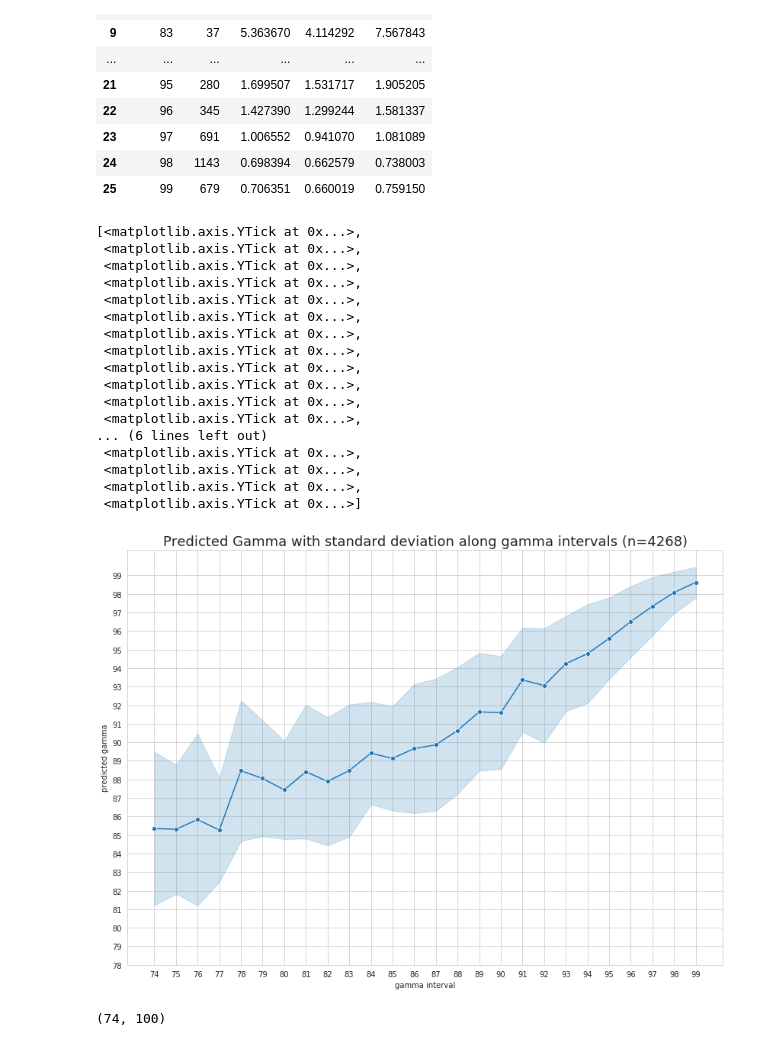
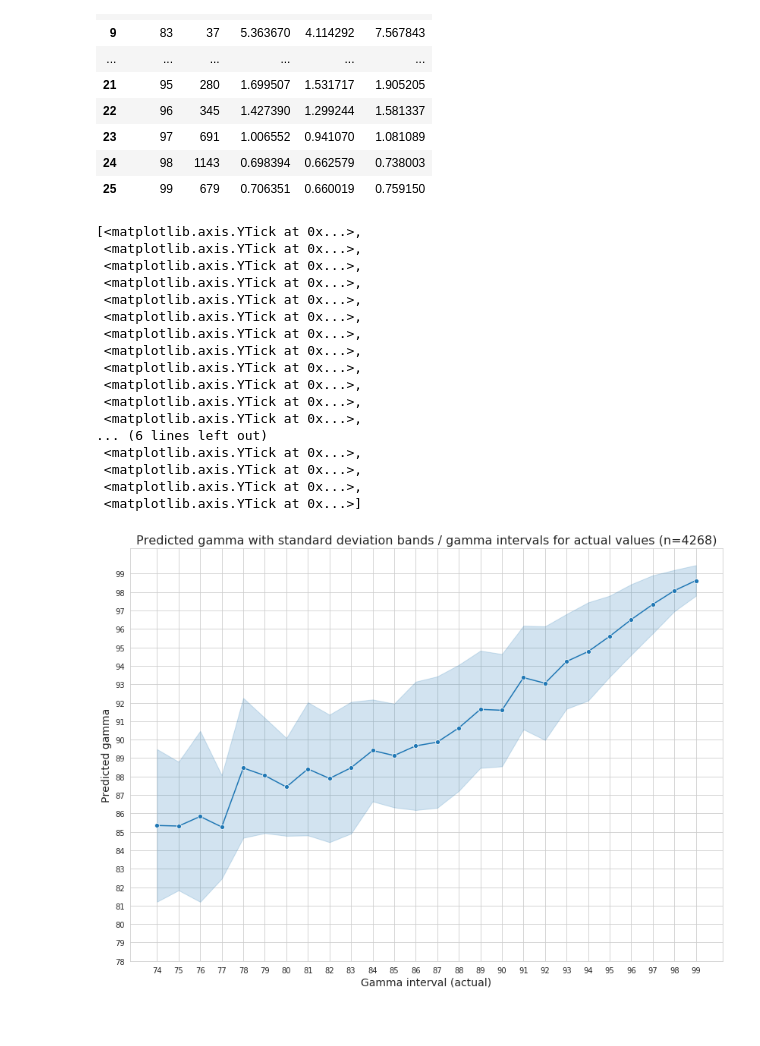
Before and after one commit to pablojrios/fluence_maps, a Jupyter notebook: compute_crossval_metrics.ipynb, the cells around one changed output. Drawn from its saved outputs; the diff is of its cells as text; code cells hidden in the pictures.

```diff
--- a/compute_crossval_metrics.ipynb
+++ b/compute_crossval_metrics.ipynb
@@ -367,40 +368,36 @@ df2
 # %%
 fig_dims = (14, 10)
 fig, ax = plt.subplots(figsize=fig_dims)
-plt.title(f'Predicted Gamma with standard deviation along gamma intervals (n={n})', fontsize=18)
+plt.title(f'Predicted gamma with standard deviation bands / gamma intervals for actual values (n={n})', fontsize=16)
 
 #p1 = sns.lineplot(data=df2, x='interval', y='mae', color='red')
 #p2 = sns.lineplot(data=df2, x='interval', y='lo', color='gray')
 #p3 = sns.lineplot(data=df2, x='interval', y='hi', color='gray')
 #p3.set_xlabel("Gamma 1% interval", fontsize=14)
 #p3.set_ylabel("MAE", fontsize=14)
 
 ax = sns.lineplot(data=df, x='gamma interval', y='predicted gamma', ci='sd', marker='o')
+ax.set_xlabel("Gamma interval (actual)", fontsize=14)
+ax.set_ylabel("Predicted gamma", fontsize=14)
 min = df['predicted gamma'].astype(int).min()
 max = df['predicted gamma'].astype(int).max()+1
 ax.set_yticks(np.arange(min, max, 1))
 # %% [output]
 [<matplotlib.axis.YTick at 0x...>,
  <matplotlib.axis.YTick at 0x...>,
  <matplotlib.axis.YTick at 0x...>,
  <matplotlib.axis.YTick at 0x...>,
  <matplotlib.axis.YTick at 0x...>,
  <matplotlib.axis.YTick at 0x...>,
  <matplotlib.axis.YTick at 0x...>,
  <matplotlib.axis.YTick at 0x...>,
  <matplotlib.axis.YTick at 0x...>,
  <matplotlib.axis.YTick at 0x...>,
  <matplotlib.axis.YTick at 0x...>,
  <matplotlib.axis.YTick at 0x...>,
 ... (6 lines left out)
  <matplotlib.axis.YTick at 0x...>,
  <matplotlib.axis.YTick at 0x...>,
  <matplotlib.axis.YTick at 0x...>,
  <matplotlib.axis.YTick at 0x...>]
-[figure, old version]
+[figure, new version]
-# %%
-min = df['gamma interval'].astype(int).min()
-max = df['gamma interval'].astype(int).max()+1
-min,max
-# %% [output]
-(74, 100)
```
Also changed, not shown: parts of 2 cells of this notebook, 3 other files.
